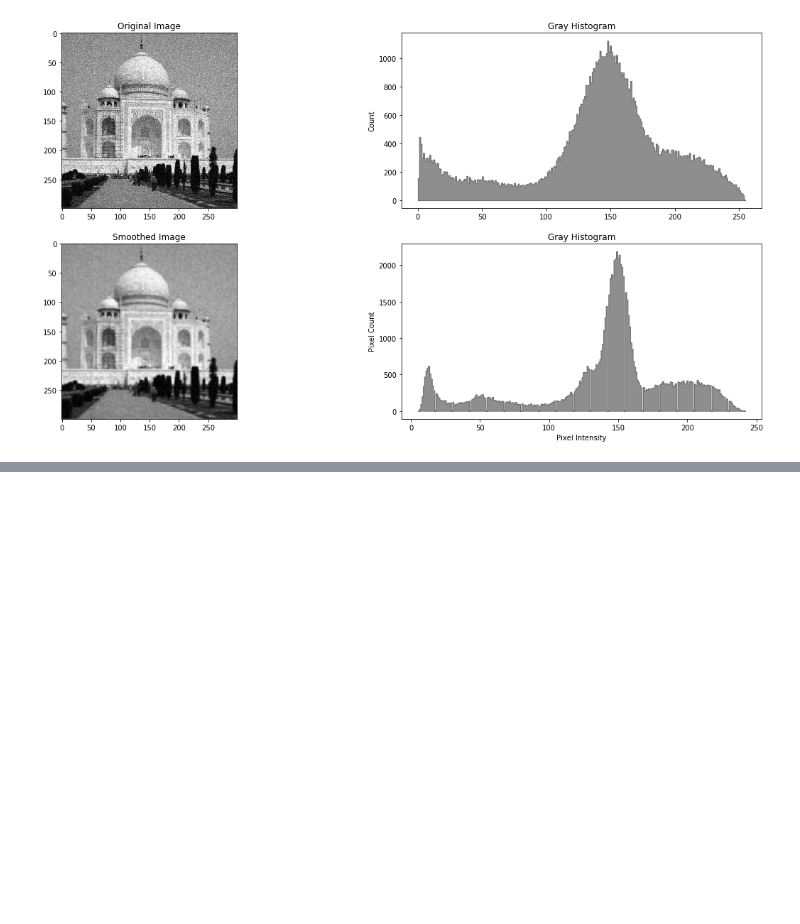
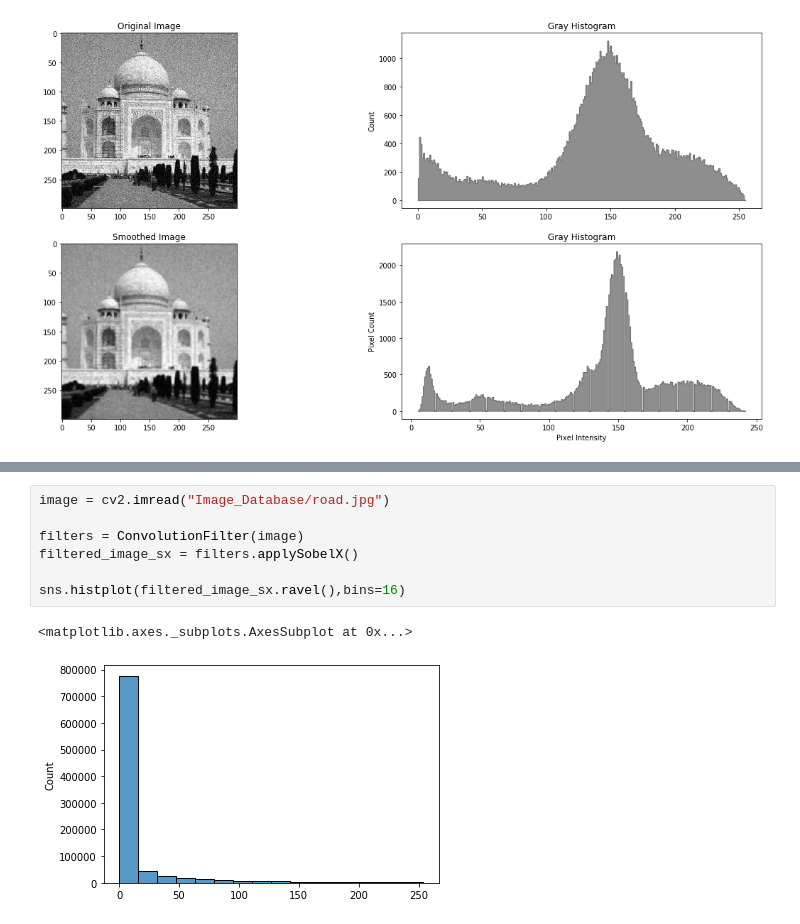
Before and after one commit to Defcon27/Image-Search-using-Parallel-Computing, a Jupyter notebook: ImageHistVisualizations.ipynb, the cells around one changed output, grey strips where cells are left out. Cells and saved outputs as stored; diff of their text form; blank space fills up the shorter version.

```diff
--- a/ImageHistVisualizations.ipynb
+++ b/ImageHistVisualizations.ipynb
@@ -108,0 +137,10 @@ plt.show()
+# %%
+image = cv2.imread("Image_Database/road.jpg")
+
+filters = ConvolutionFilter(image)
+filtered_image_sx = filters.applySobelX()
+
+sns.histplot(filtered_image_sx.ravel(),bins=16)
+# %% [output]
+<matplotlib.axes._subplots.AxesSubplot at 0x...>
+[figure, added]
```
Also changed, not shown: parts of 3 cells of this notebook, 1 other file.
